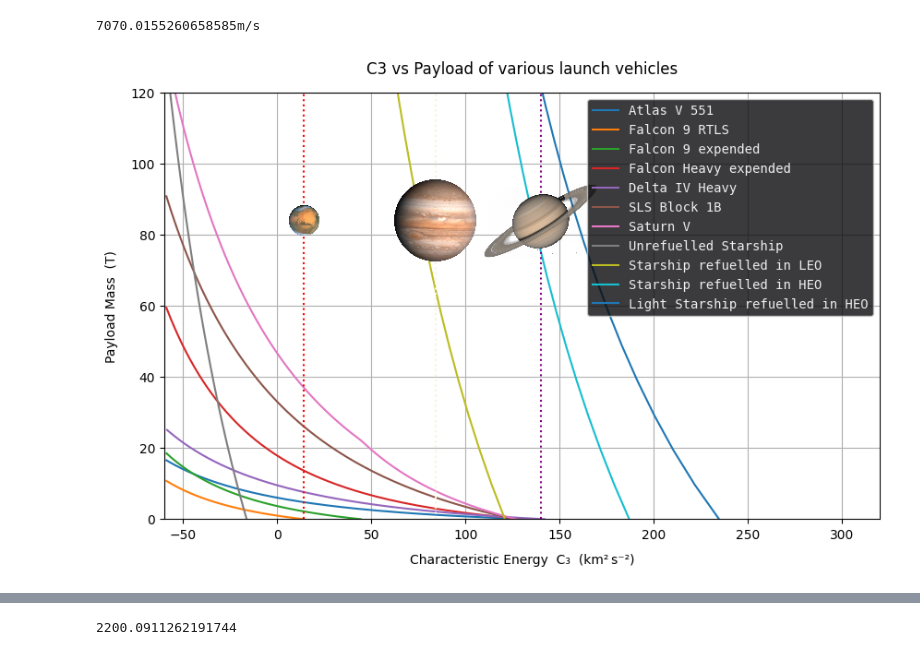
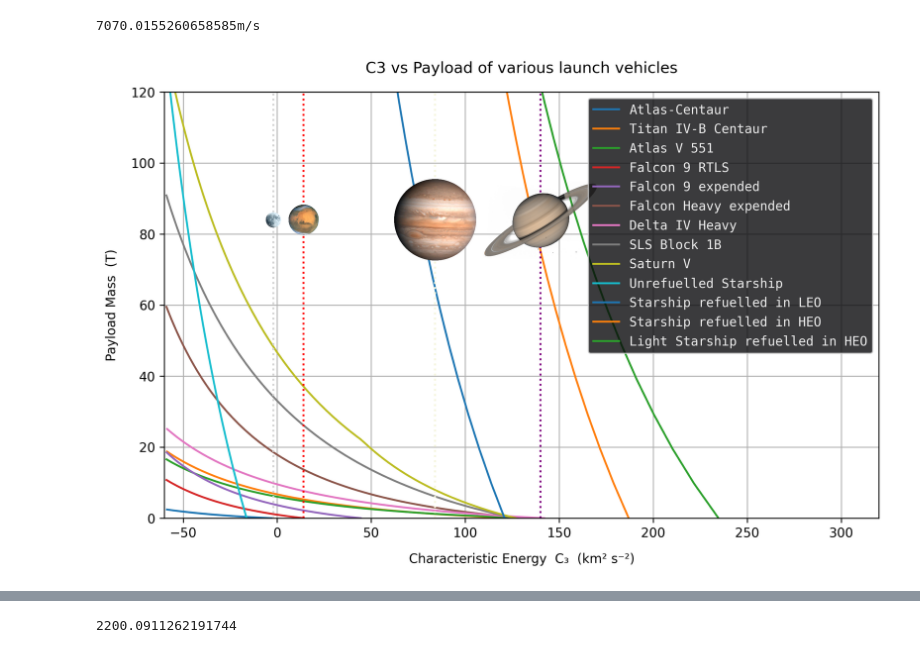
Before and after one commit to jackSN8/Starship_outer_planets_missions, a Jupyter notebook: starship_science_graphs.ipynb, the cells around one changed output, grey strips where cells are left out. Saved outputs shown, nothing was run; the diff lists cells and outputs as text; code cells hidden in the pictures.

```diff
--- a/starship_science_graphs.ipynb
+++ b/starship_science_graphs.ipynb
@@ -1,3 +1,11 @@
+# %%
+# --- High-resolution plot settings ---
+# Bumps inline (notebook display) DPI and saved-figure DPI.
+# To revert: delete this cell (or restore from starship_science_graphs.ipynb.bak).
+%config InlineBackend.figure_format = 'retina'
+import matplotlib.pyplot as plt
+plt.rcParams['figure.dpi'] = 150       # on-screen / inline rendering
+plt.rcParams['savefig.dpi'] = 300      # PNG/JPG export resolution
 # %%
 import matplotlib.pyplot as plt
 import numpy as np
@@ -154,10 +162,11 @@ def open_image_local(path_to_image):
 # %% [markdown]
 I'm taking the LEO payload of the rocket as the maximum amount of excess propellant in the tanks of the upper stage once it reaches orbit
 # %%
-
 # performance = { 'Rocket': [wet mass (kg), dry mass (kg), vacuum Isp (s)] }
 performance = {
     # [wet_mass_kg, dry_mass_kg, Isp_s, LEO_payload_kg]
+    'Atlas-Centaur':            [17400, 2030, 444,   4500],   # classic Atlas SLV-3D / Centaur D-1A
+    'Titan IV-B Centaur':       [23300, 2800, 449,   21680],  # Titan IV-B with Centaur T upper stage
     'Atlas V 551':              [23077, 2247, 449.7,   18850],
     'Falcon 9 RTLS':        [111500, 4200, 348,    15000],   # fully‑fuelled second stage
     'Falcon 9 expended':        [111500, 4200, 348,    22800],   # fully‑fuelled second stage
@@ -183,6 +192,15 @@ performance = {
 #     # 'Starship refuelled in HEO':[1300000,120000,380,  1450000],
 #     'Stripped Starship refuelled in HEO':[1300000,80000,380,  1450000],
 # }
+
+performance_short_old = {
+    # [wet_mass_kg, dry_mass_kg, Isp_s, LEO_payload_kg]
+    'Titan IV-B Centaur':       [23300, 2800, 449,   21680],  # Titan IV-B with Centaur T upper stage
+    'Atlas V 551':              [23077, 2247, 449.7,   18850],
+    'Saturn V':[123000,13500,420,145000],
+    'Falcon 9 expended':        [111500, 4200, 348,    22800],
+    'Starship refuelled in LEO':[1300000,120000,380,  1450000],
+}
 # %% [markdown]
 Need to calculate the payload mass of various rockets as a function of C3. C3 is the energy given as:
 $$
@@ -259,32 +277,34 @@ def imscatter(x, y, image, ax=None, zoom=1):
     x, y = np.atleast_1d(x, y)
     artists = []
     for x0, y0 in zip(x, y):
         ab = AnnotationBbox(im, (x0, y0), xycoords='data', frameon=False)
         artists.append(ax.add_artist(ab))
     ax.update_datalim(np.column_stack([x, y]))
     ax.autoscale()
     return artists
 
 
 # Axis labels and title with retro flavour
-ax.set_xlabel('Characteristic Energy  C₃  (km² s⁻²)', labelpad=10)
+ax.set_xlabel('Characteristic Energy  C₃  (km² s⁻²)', labelpad=10)
 ax.set_ylabel('Payload Mass  (T)', labelpad=10)
 plt.title('C3 vs Payload of various launch vehicles')
 ax.grid(True)
 # #ax.tight_layout()
+plt.axvline(x = -2, linestyle='dotted', color = 'lightgray')
 plt.axvline(x = 14, linestyle='dotted', color = 'red')
 plt.axvline(x = 84, linestyle='dotted', color = 'beige')
 plt.axvline(x = 140, linestyle='dotted', color = 'purple')
+add_planet_on_c3(ax, -2, "pngtree-detailed-full-moon-rendered-in-3d-for-creative-use-png-image_15976807.png", y_frac=0.70, zoom=0.040)
 add_planet_on_c3(ax, 140, "saturn.png",  y_frac=0.70, zoom=0.062)  # lower to dodge legend, rings fit
 add_planet_on_c3(ax, 14, "mars.png",  y_frac=0.70, zoom=0.052)  # lower to dodge legend, rings fit
 add_planet_on_c3(ax, 84, "jupiter.png",  y_frac=0.70, zoom=0.082)  # lower to dodge legend, rings fit
 
 # plt.axhline(y=9000)
 # plt.axhline(y=16800)
 
 ax.legend(loc='upper right')
 plt.xlim(left = -60,right=320)
 plt.ylim(top = 120,bottom = 0)
 plt.show()
 # %% [output]
-[figure, old version]
+[figure, new version]
```
Also changed, not shown: parts of 11 cells of this notebook, 14 other files.
